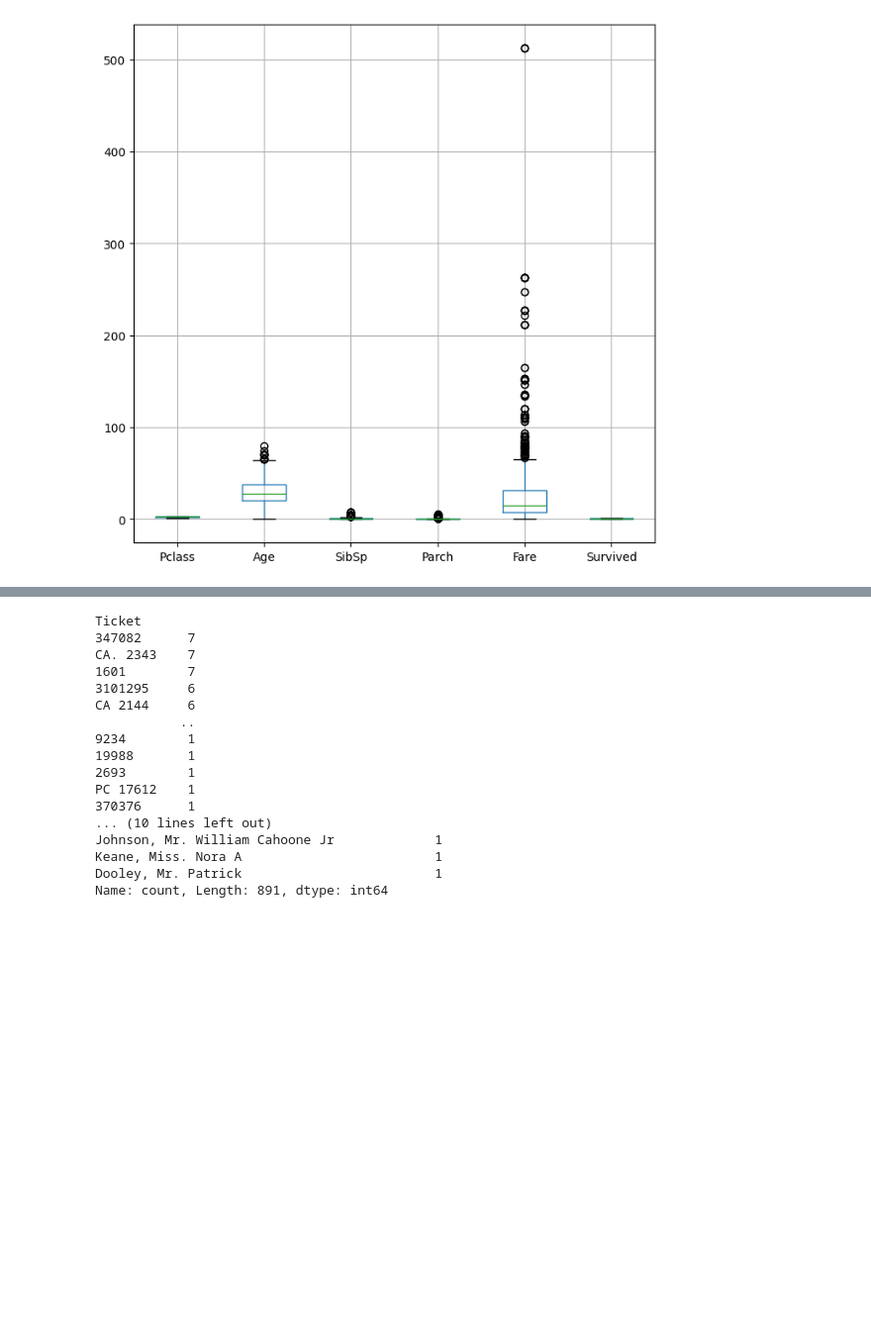
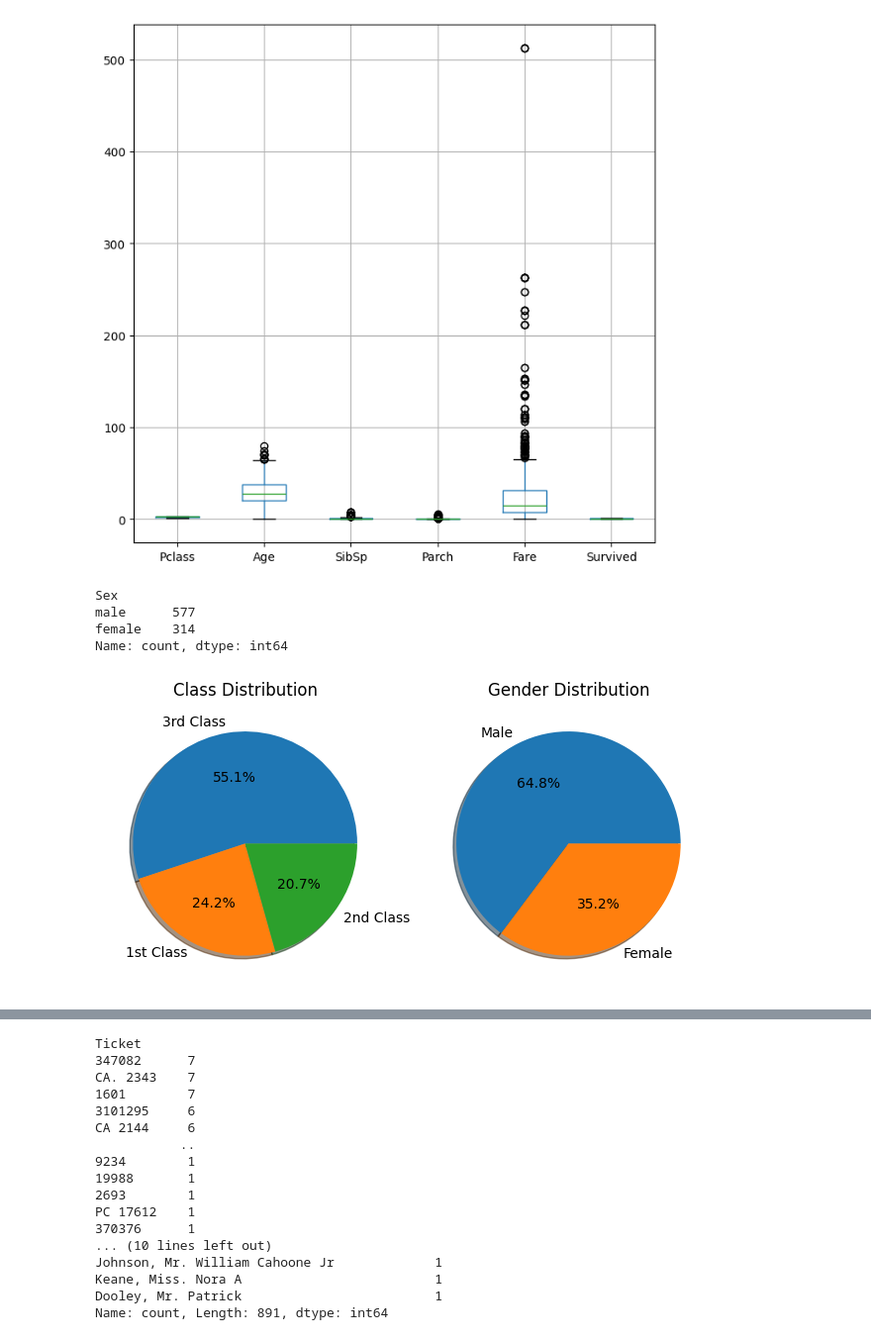
Before and after one commit to pkdc/titanic-survival-prediction, a Jupyter notebook: notebook/titanic.ipynb, the cells around one changed output, grey strips where cells are left out. Shown: that part at 99% size. Drawn from its saved outputs; the diff is of its cells as text; code cells hidden in the pictures; blank space fills up the shorter version.

Commit message:
pie charts

```diff
--- a/notebook/titanic.ipynb
+++ b/notebook/titanic.ipynb
@@ -97,4 +97,41 @@ boxplot_data.boxplot(figsize=(8,8))
 # %% [output]
 <Axes: >
 [figure]
+# %%
+fig, ax = plt.subplots(1,2)
+
+pclass_count = train_data['Pclass'].value_counts()
+
+ax[0].pie(pclass_count, labels=['3rd Class', '1st Class', '2nd Class'], autopct='%1.1f%%', shadow=True)
+ax[0].set_title('Class Distribution')
+plt.tight_layout()
+pclass_count
+
+sex_count = train_data['Sex'].value_counts()
+
+ax[1].pie(sex_count, labels=['Male', 'Female'], autopct='%1.1f%%', shadow=True)
+ax[1].set_title('Gender Distribution')
+plt.tight_layout()
+sex_count
+
+# sibsp_count = train_data['SibSp'].value_counts()
+
+# ax[1][1].bar(sibsp_count.index, sibsp_count.values)
+# ax[1][1].set_title('Siblings/Spouse Distribution')
+# plt.tight_layout()
+# sibsp_count
+
+
+# parch_count = train_data['Parch'].value_counts()
+
+# ax[2][0].bar(parch_count.index, parch_count.values)
+# ax[2][0].set_title('Parent/Children Distribution')
+# plt.tight_layout()
+# parch_count
+# %% [output]
+Sex
+male      577
+female    314
+Name: count, dtype: int64
+[figure, added]
 # %%
```
Also changed, not shown: parts of 6 cells of this notebook.
